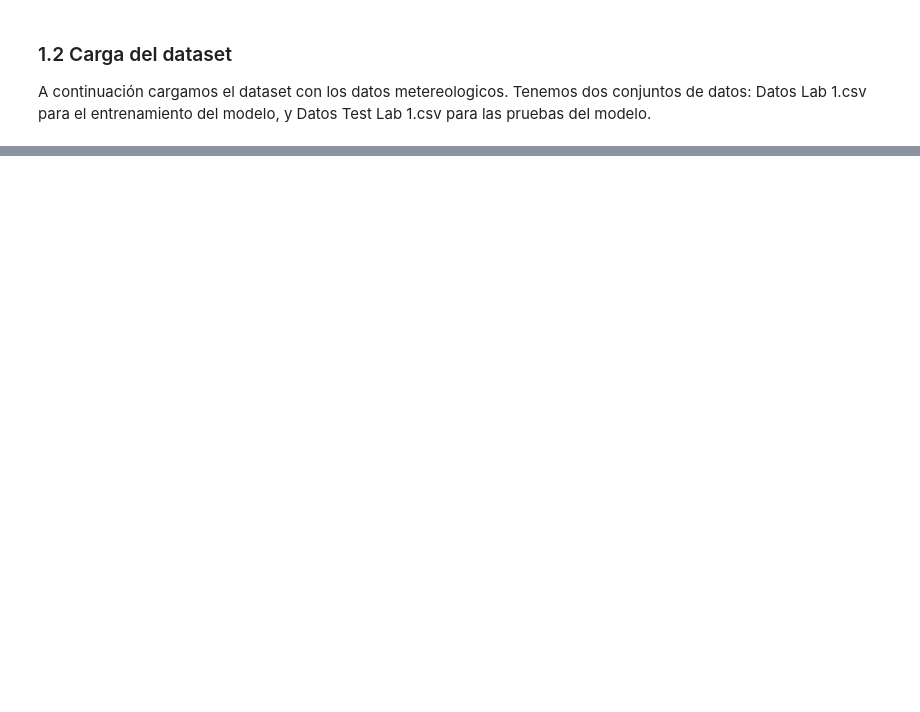
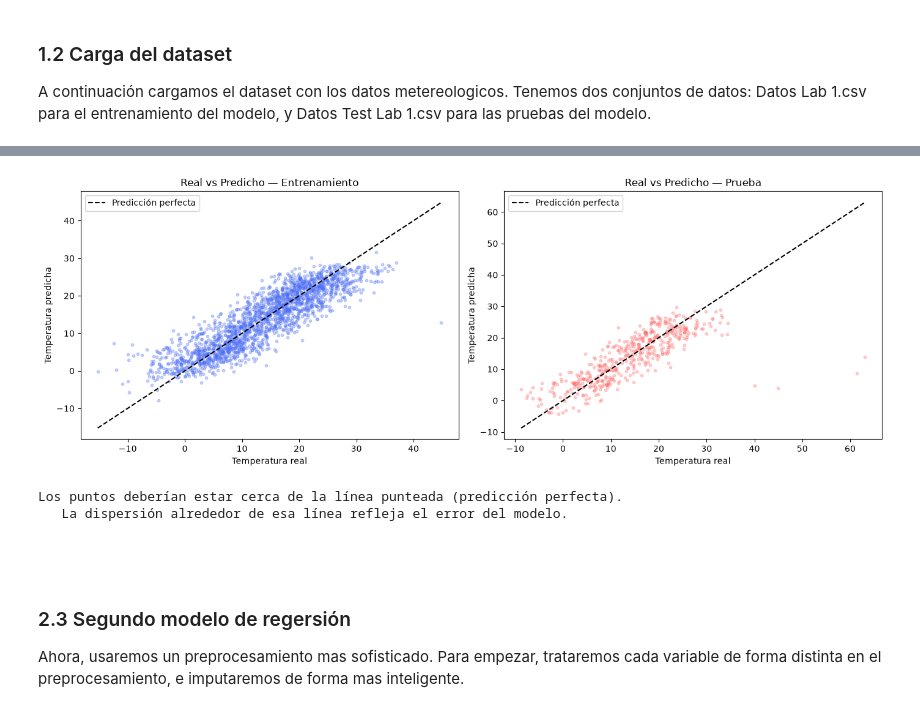
Before and after one commit to PedroSTrujillo/labs-aprendizaje-de-maquina, a Jupyter notebook: L1 copy/lab1.ipynb, the cells around one changed output, grey strips where cells are left out. Drawn from its saved outputs; the diff is of its cells as text; code cells hidden in the pictures; blank space fills up the shorter version.

```diff
--- a/L1 copy/lab1.ipynb
+++ b/L1 copy/lab1.ipynb
@@ -32,0 +720,8 @@ data_meteo.info()
+# %%
+target = "temp_max_manana"
+X = data.drop(columns=[target])
+y = data[target]
+
+X_train, X_test, y_train, y_test = train_test_split(
+    X, y, test_size=0.2, random_state=42
+)
@@ -32,0 +979,31 @@ data_meteo.info()
+# %%
+# Visualización: valores reales vs predichos (train y test)
+fig, axes = plt.subplots(1, 2, figsize=(14, 5))
+
+for ax, y_real, y_pred, titulo, color in [
+    (axes[0], y_train, y_train_pred, 'Entrenamiento', '#4C6EF5'),
+    (axes[1], y_test,  y_test_pred,  'Prueba',        '#FF6B6B')
+]:
+    lim_min = min(y_real.min(), y_pred.min())
+    lim_max = max(y_real.max(), y_pred.max())
+    ax.scatter(y_real, y_pred, alpha=0.3, color=color, s=10)
+    ax.plot([lim_min, lim_max], [lim_min, lim_max], 'k--', lw=1.5, label='Predicción perfecta')
+    ax.set_xlabel('Temperatura real')
+    ax.set_ylabel('Temperatura predicha')
+    ax.set_title(f'Real vs Predicho — {titulo}')
+    ax.legend()
+
+plt.tight_layout()
+plt.show()
+print("Los puntos deberían estar cerca de la línea punteada (predicción perfecta).")
+print("   La dispersión alrededor de esa línea refleja el error del modelo.")
+# %% [output]
+[figure, added]
+Los puntos deberían estar cerca de la línea punteada (predicción perfecta).
+   La dispersión alrededor de esa línea refleja el error del modelo.
+# %% [markdown]
+##
+# %% [markdown]
+### 2.3 Segundo modelo de regersión
+
+Ahora, usaremos un preprocesamiento mas sofisticado. Para empezar, trataremos cada variable de forma distinta en el preprocesamiento, e imputaremos de forma mas inteligente.
```
Also changed, not shown: parts of 79 cells of this notebook.
